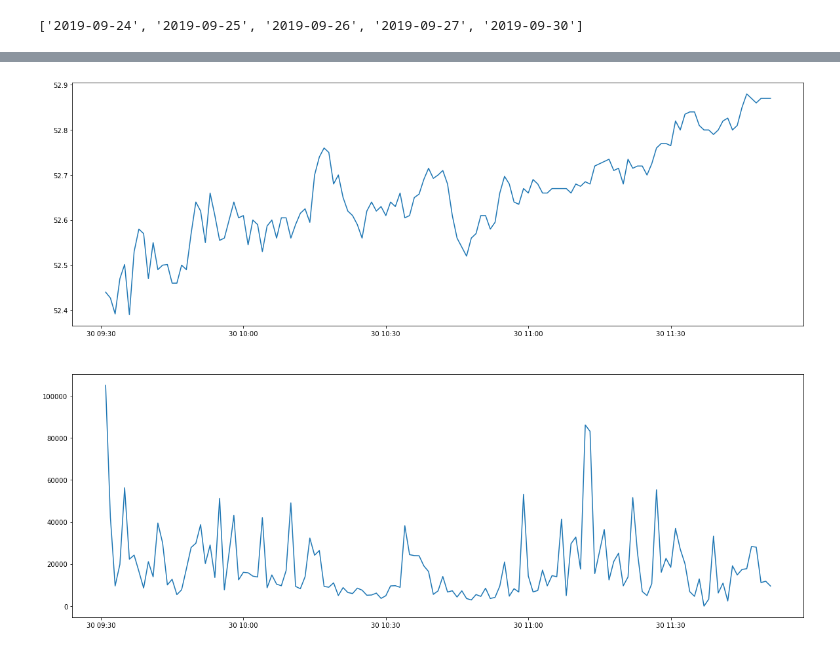
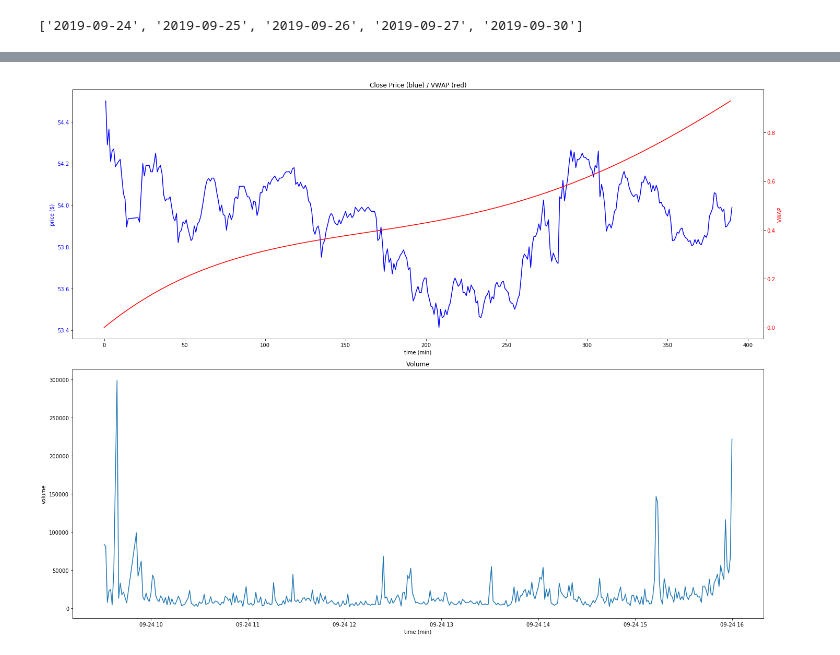
Before and after one commit to r50206v/E4729-Algorithm-Trading, a Jupyter notebook: Assignment 1/assignment1-5.ipynb, the cells around one changed output, grey strips where cells are left out. Cells and saved outputs as stored; diff of their text form; code cells hidden in the pictures.

Commit message:
[FEATURE] redraw close price and VWAP in a graph

```diff
--- a/Assignment 1/assignment1-5.ipynb
+++ b/Assignment 1/assignment1-5.ipynb
@@ -172,9 +163,27 @@ plt.show()
-# %%
-single_date = '2019-09-30'
-
-fig, ax = plt.subplots(2, 1, figsize=(20, 15))
-ax[0].plot(data[single_date]['close'])
-ax[1].plot(data[single_date]['volume'])
-plt.show()
-# %% [output]
-[figure, removed]
+# %%
+def plotPriceVWAP(data, single_date, show_vol=True):
+    fig, ax = plt.subplots(2, 1, figsize=(20, 15))
+    ax[0].set_xlabel('time (min)')
+    ax[0].set_ylabel('price ($)', color='blue')
+    ax[0].plot(data[single_date]['minute_bars'], data[single_date]['close'], color='blue')
+    ax[0].tick_params(axis='y', labelcolor='blue')
+    ax[0].set_title('Close Price (blue) / VWAP (red)')
+
+    ax1 = ax[0].twinx()
+    ax1.set_ylabel('VWAP', color='red')
+    ax1.plot(bins, target_pct_regr, color='red')
+    ax1.tick_params(axis='y', labelcolor='red')
+
+    if show_vol:
+        ax[1].plot(data[single_date]['volume'])
+        ax[1].set_xlabel('time (min)')
+        ax[1].set_ylabel('volume')
+        ax[1].set_title('Volume')
+
+    fig.tight_layout()
+    plt.show()
+# %%
+single_date = '2019-09-24'
+plotPriceVWAP(data, single_date)
+# %% [output]
+[figure, added]
```
Also changed, not shown: parts of 9 cells of this notebook.
